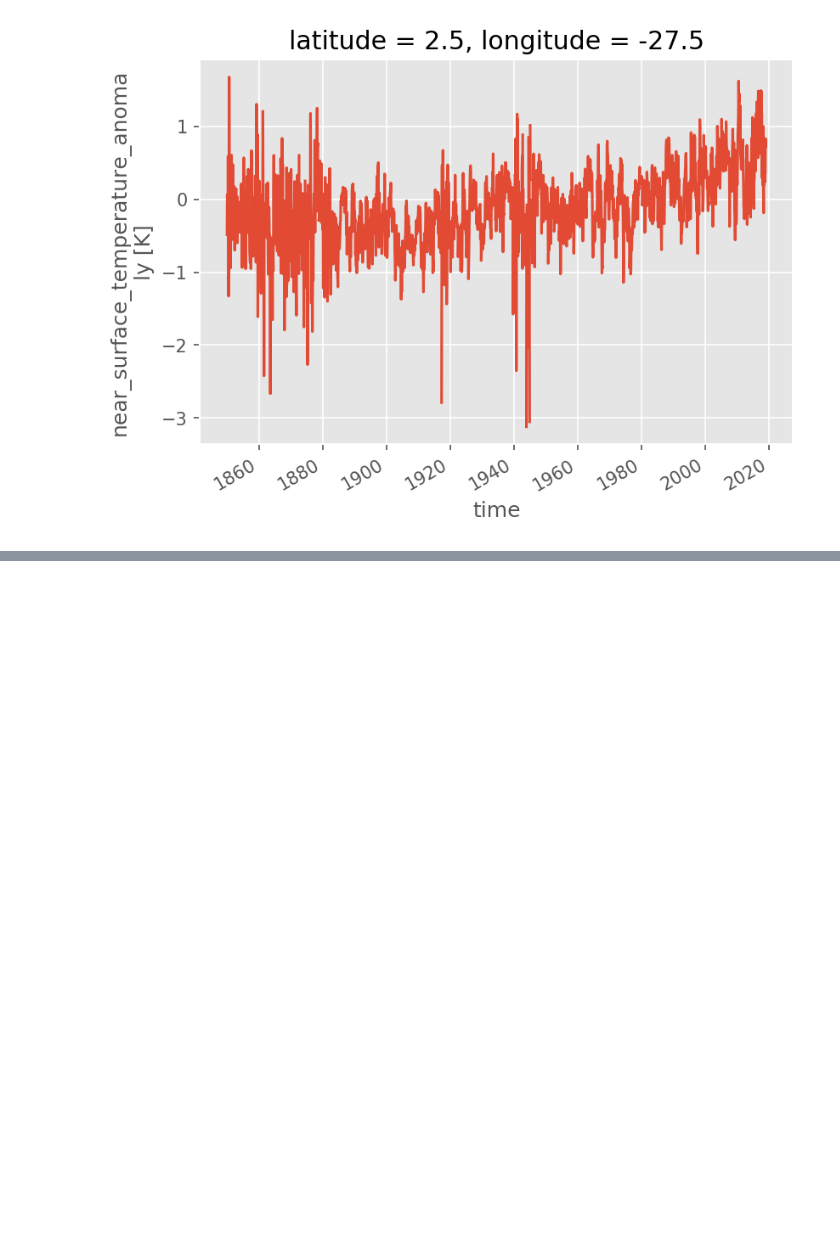
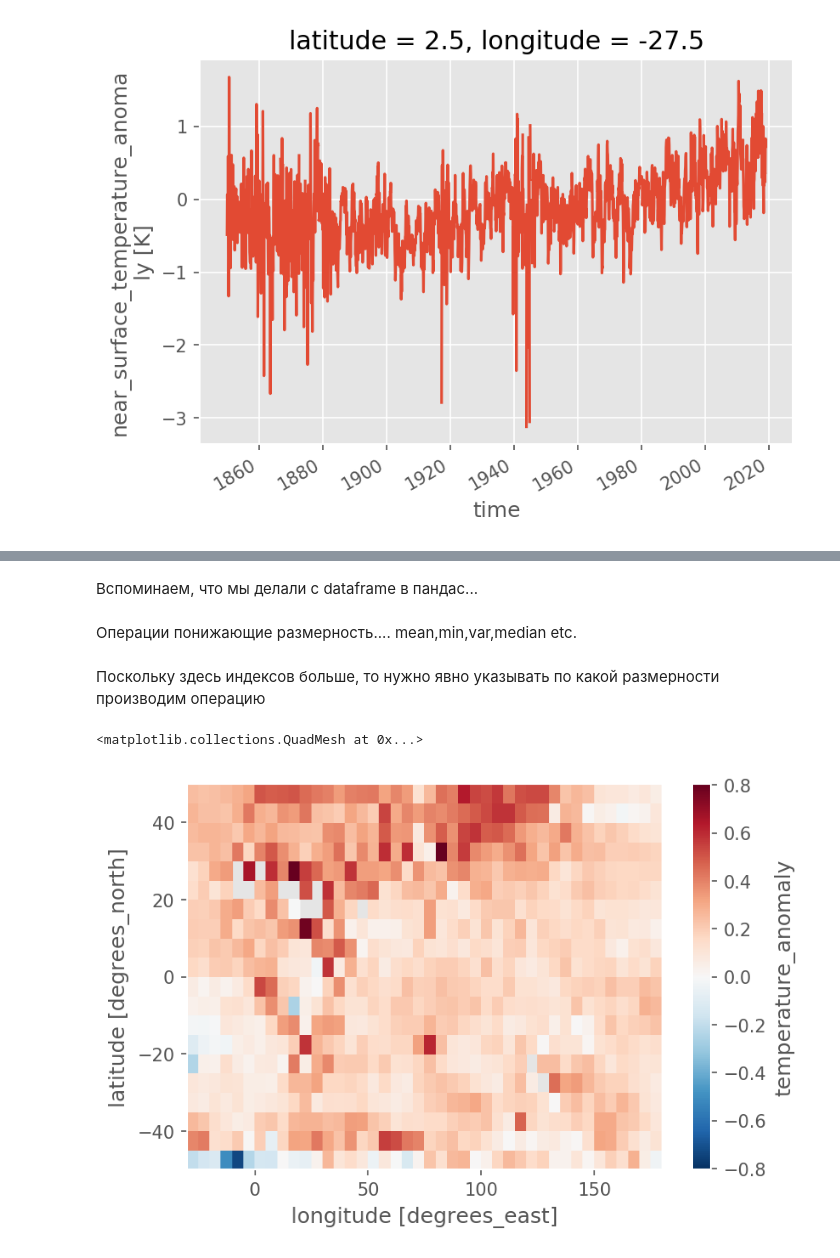
Before and after one commit to amizyuk/satoceanpy, a Jupyter notebook: 01c_time_series.ipynb, the cells around one changed output, grey strips where cells are left out. Saved outputs shown, nothing was run; the diff lists cells and outputs as text; code cells hidden in the pictures; blank space fills up the shorter version.

```diff
--- a/01c_time_series.ipynb
+++ b/01c_time_series.ipynb
@@ -222,3 +222,3 @@ data['temperature_anomaly'].isel(longitude=30,latitude=18).plot()
 # %%
-sel = data['temperature_anomaly'].sel(latitude=slice(0.,90.),longitude=slice(-10,10),time='1958')
+region = data['temperature_anomaly'].sel(latitude=slice(-50.,50.),longitude=slice(-30,180),time=slice('1958','2018'))
 # %%
@@ -242,0 +244,11 @@ array(['1958-01-16T12:00:00.000000000', '1958-02-15T00:00:00.000000000',
+# %% [markdown]
+Вспоминаем, что мы делали с dataframe в пандас...
+# %% [markdown]
+Операции понижающие размерность.... mean,min,var,median etc.
+# %% [markdown]
+Поскольку здесь индексов больше, то нужно явно указывать по какой размерности производим операцию
+# %%
+region.mean(dim='time').plot()
+# %% [output]
+<matplotlib.collections.QuadMesh at 0x...>
+[figure, added]
```
Also changed, not shown: parts of 37 cells of this notebook, 1 other file.
